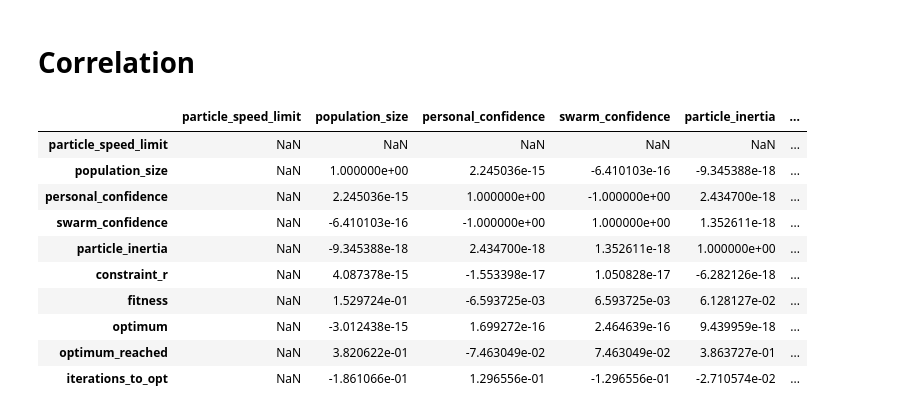
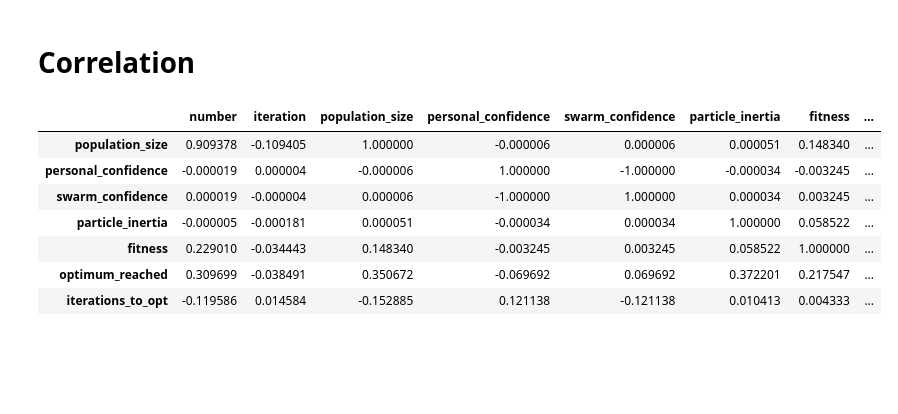
Before and after one commit to MarkusKiesel93/Self-Organizing_Systems, a Jupyter notebook: exercise_2/evaluation_laurenz.ipynb, the cells around one changed output. Drawn from its saved outputs; the diff is of its cells as text; code cells hidden in the pictures; blank space fills up the shorter version.

```diff
--- a/exercise_2/evaluation_laurenz.ipynb
+++ b/exercise_2/evaluation_laurenz.ipynb
@@ -131,16 +252,15 @@ Index(['Booth's function', 'Booth's function', 'Booth's function',
 # %% [markdown]
 # Correlation
 # %%
-df_full.drop(columns=["use_constraint", "iterations"]).corr()
+df_full.drop(columns=["use_constraint", "iterations", "particle_speed_limit", "optimum"]).corr().loc[['population_size', 'personal_confidence',
+       'swarm_confidence', 'particle_inertia', 'fitness', 'optimum_reached',
+       'iterations_to_opt'],:]
 # %% [output]
-|  | particle_speed_limit | population_size | personal_confidence | swarm_confidence | particle_inertia | ... |
-| particle_speed_limit | NaN | NaN | NaN | NaN | NaN | ... |
-| population_size | NaN | 1.000000e+00 | 2.245036e-15 | -6.410103e-16 | -9.345388e-18 | ... |
-| personal_confidence | NaN | 2.245036e-15 | 1.000000e+00 | -1.000000e+00 | 2.434700e-18 | ... |
-| swarm_confidence | NaN | -6.410103e-16 | -1.000000e+00 | 1.000000e+00 | 1.352611e-18 | ... |
-| particle_inertia | NaN | -9.345388e-18 | 2.434700e-18 | 1.352611e-18 | 1.000000e+00 | ... |
-| constraint_r | NaN | 4.087378e-15 | -1.553398e-17 | 1.050828e-17 | -6.282126e-18 | ... |
-| fitness | NaN | 1.529724e-01 | -6.593725e-03 | 6.593725e-03 | 6.128127e-02 | ... |
-| optimum | NaN | -3.012438e-15 | 1.699272e-16 | 2.464639e-16 | 9.439959e-18 | ... |
-| optimum_reached | NaN | 3.820622e-01 | -7.463049e-02 | 7.463049e-02 | 3.863727e-01 | ... |
-| iterations_to_opt | NaN | -1.861066e-01 | 1.296556e-01 | -1.296556e-01 | -2.710574e-02 | ... |
+|  | number | iteration | population_size | personal_confidence | swarm_confidence | particle_inertia | fitness | ... |
+| population_size | 0.909378 | -0.109405 | 1.000000 | -0.000006 | 0.000006 | 0.000051 | 0.148340 | ... |
+| personal_confidence | -0.000019 | 0.000004 | -0.000006 | 1.000000 | -1.000000 | -0.000034 | -0.003245 | ... |
+| swarm_confidence | 0.000019 | -0.000004 | 0.000006 | -1.000000 | 1.000000 | 0.000034 | 0.003245 | ... |
+| particle_inertia | -0.000005 | -0.000181 | 0.000051 | -0.000034 | 0.000034 | 1.000000 | 0.058522 | ... |
+| fitness | 0.229010 | -0.034443 | 0.148340 | -0.003245 | 0.003245 | 0.058522 | 1.000000 | ... |
+| optimum_reached | 0.309699 | -0.038491 | 0.350672 | -0.069692 | 0.069692 | 0.372201 | 0.217547 | ... |
+| iterations_to_opt | -0.119586 | 0.014584 | -0.152885 | 0.121138 | -0.121138 | 0.010413 | 0.004333 | ... |
```
Also changed, not shown: parts of 16 cells of this notebook.
